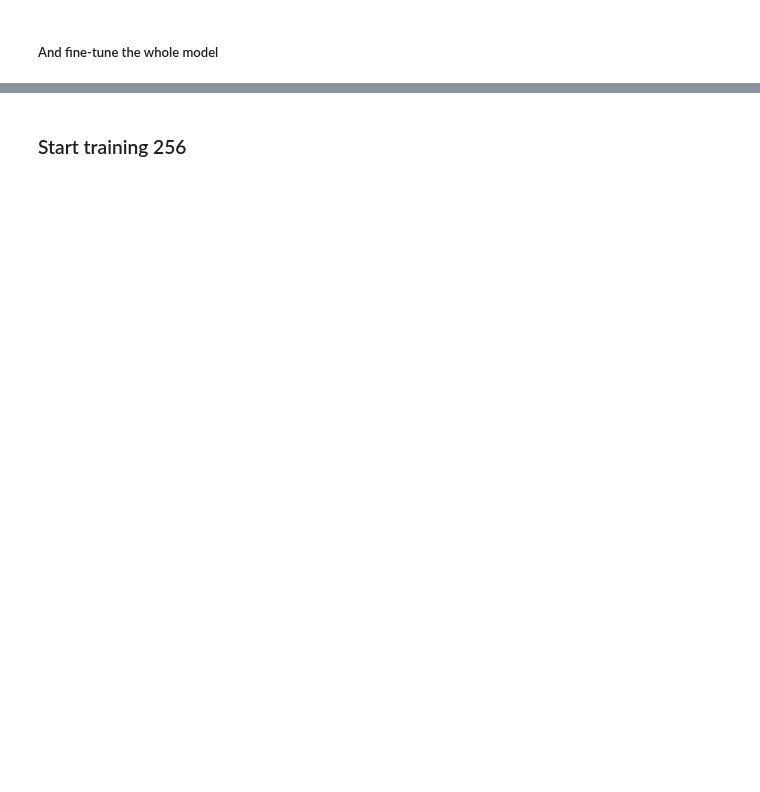
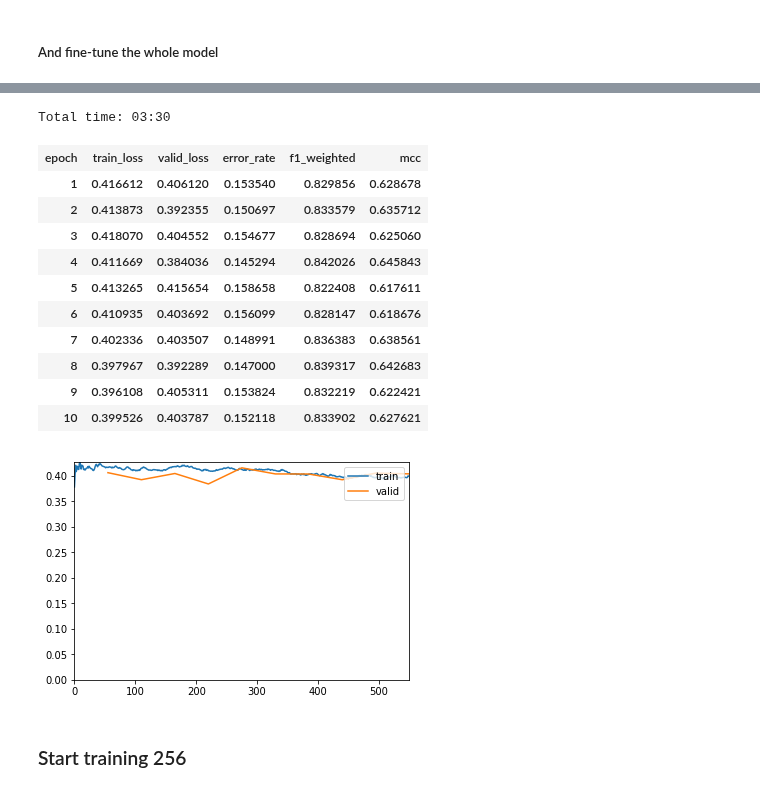
Before and after one commit to ChristianMarzahl/ISBI2019_WhiteBloodCancer, a Jupyter notebook: baseline.ipynb, the cells around one changed output, grey strips where cells are left out. Saved outputs shown, nothing was run; the diff lists cells and outputs as text; code cells hidden in the pictures; blank space fills up the shorter version.

```diff
--- a/baseline.ipynb
+++ b/baseline.ipynb
@@ -317,7 +325,21 @@ learn.callback_fns[2] = partial(SaveModelCallback,
                               mode='max',
                               name='stage2-{}-{}'.format(experiment_name, size))
 # %%
-learn.fit_one_cycle(5, slice(1e-5,lr/5))
+learn.fit_one_cycle(10, slice(1e-5,lr/5))
+# %% [output]
+Total time: 03:30
+| epoch | train_loss | valid_loss | error_rate | f1_weighted | mcc |
+| 1 | 0.416612 | 0.406120 | 0.153540 | 0.829856 | 0.628678 |
+| 2 | 0.413873 | 0.392355 | 0.150697 | 0.833579 | 0.635712 |
+| 3 | 0.418070 | 0.404552 | 0.154677 | 0.828694 | 0.625060 |
+| 4 | 0.411669 | 0.384036 | 0.145294 | 0.842026 | 0.645843 |
+| 5 | 0.413265 | 0.415654 | 0.158658 | 0.822408 | 0.617611 |
+| 6 | 0.410935 | 0.403692 | 0.156099 | 0.828147 | 0.618676 |
+| 7 | 0.402336 | 0.403507 | 0.148991 | 0.836383 | 0.638561 |
+| 8 | 0.397967 | 0.392289 | 0.147000 | 0.839317 | 0.642683 |
+| 9 | 0.396108 | 0.405311 | 0.153824 | 0.832219 | 0.622421 |
+| 10 | 0.399526 | 0.403787 | 0.152118 | 0.833902 | 0.627621 |
+[figure, added]
 # %% [markdown]
 ### Start training  256
 # %%
```
Also changed, not shown: parts of 15 cells of this notebook, 6 other files.
